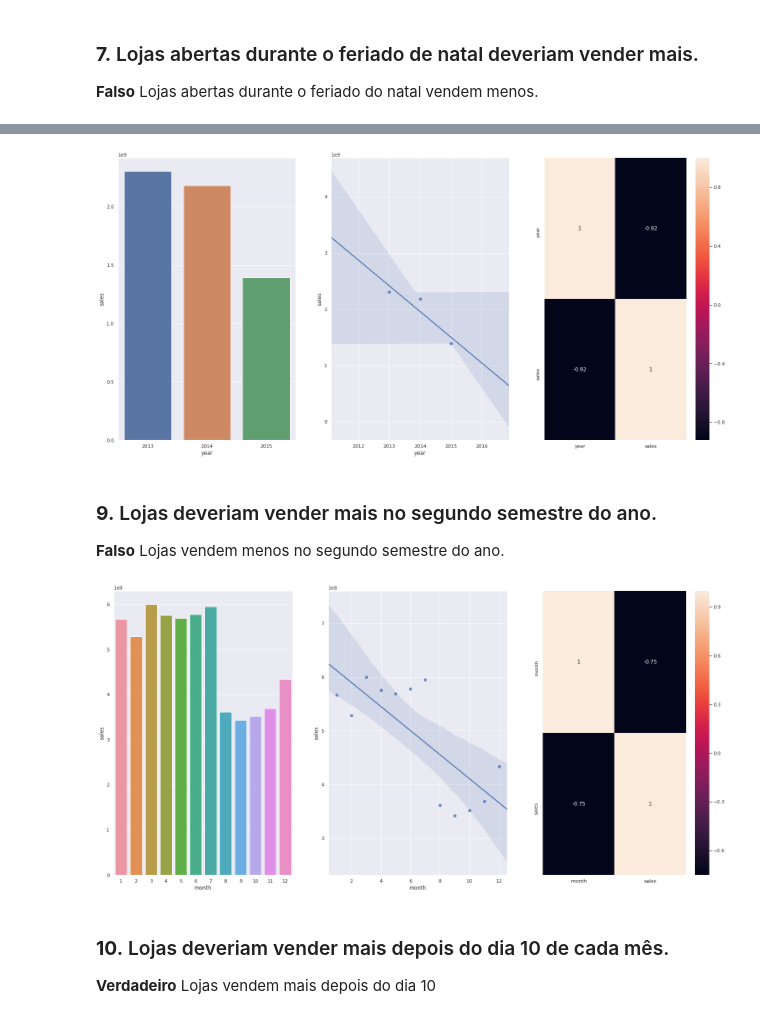
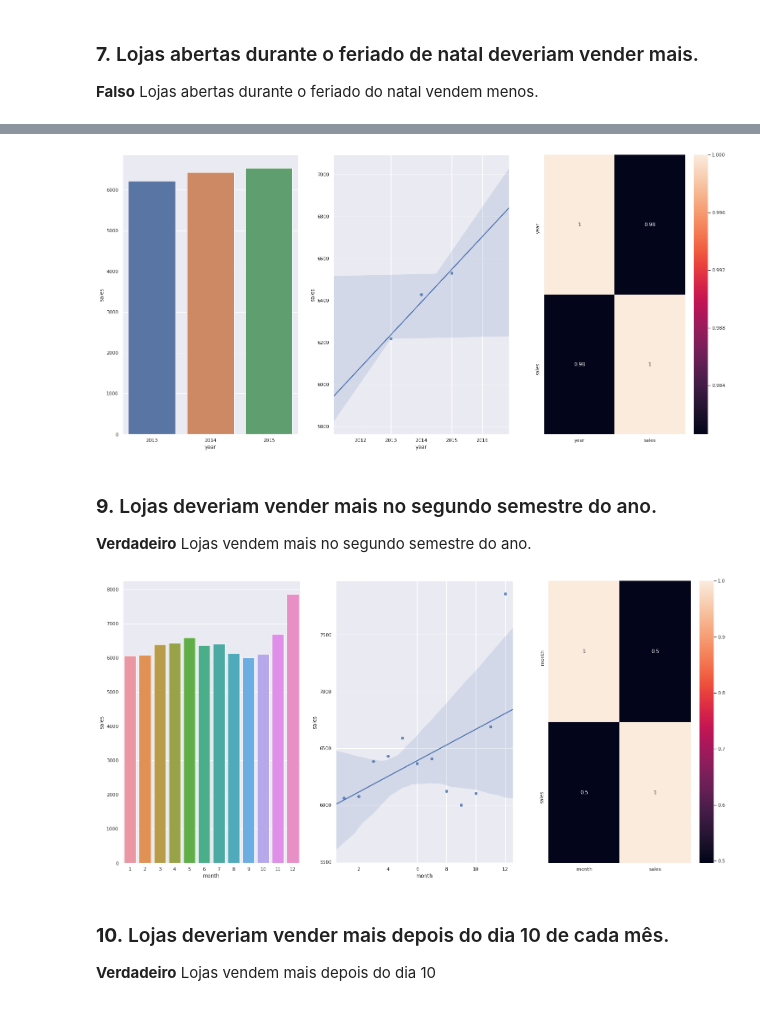
Before and after one commit to VictorTerror/DataScience_Em_Producao, a Jupyter notebook: Notebook_store_sales_prediction.ipynb, the cells around one changed output, grey strips where cells are left out. Cells and saved outputs as stored; diff of their text form; code cells hidden in the pictures.

```diff
--- a/Notebook_store_sales_prediction.ipynb
+++ b/Notebook_store_sales_prediction.ipynb
@@ -664,5 +664,5 @@ sns.barplot( x='year', y='sales', hue='state_holiday', data=aux2 );
 # %%
-aux1 = df4[['year', 'sales']].groupby( 'year' ).sum().reset_index()
+aux1 = df4[['year', 'sales']].groupby( 'year' ).median().reset_index()
 
 plt.subplot( 1, 3, 1)
 sns.barplot( x='year', y='sales', data=aux1 );
@@ -673,23 +673,23 @@ sns.regplot( x='year', y='sales', data=aux1 );
 plt.subplot( 1, 3, 3)
 sns.heatmap( aux1.corr( method='pearson'), annot=True );
 # %% [output]
-[figure, old version]
+[figure, new version]
 # %% [markdown]
 ### **9.** Lojas deveriam vender mais no segundo semestre do ano.
-**Falso** Lojas vendem menos no segundo semestre do ano.
+**Verdadeiro** Lojas vendem mais no segundo semestre do ano.
 # %%
-aux1 = df4[['month', 'sales']].groupby( 'month' ).sum().reset_index()
+aux1 = df4[['month', 'sales']].groupby( 'month' ).median().reset_index()
 
 plt.subplot( 1, 3, 1)
 sns.barplot( x='month', y='sales', data=aux1 );
 
 plt.subplot( 1, 3, 2)
 sns.regplot( x='month', y='sales', data=aux1 );
 
 plt.subplot( 1, 3, 3)
 sns.heatmap( aux1.corr( method='pearson'), annot=True );
 # %% [output]
-[figure, old version]
+[figure, new version]
 # %% [markdown]
 ### **10.** Lojas deveriam vender mais depois do dia 10 de cada mês.
 **Verdadeiro** Lojas vendem mais depois do dia 10
```
Also changed, not shown: parts of 18 cells of this notebook.
